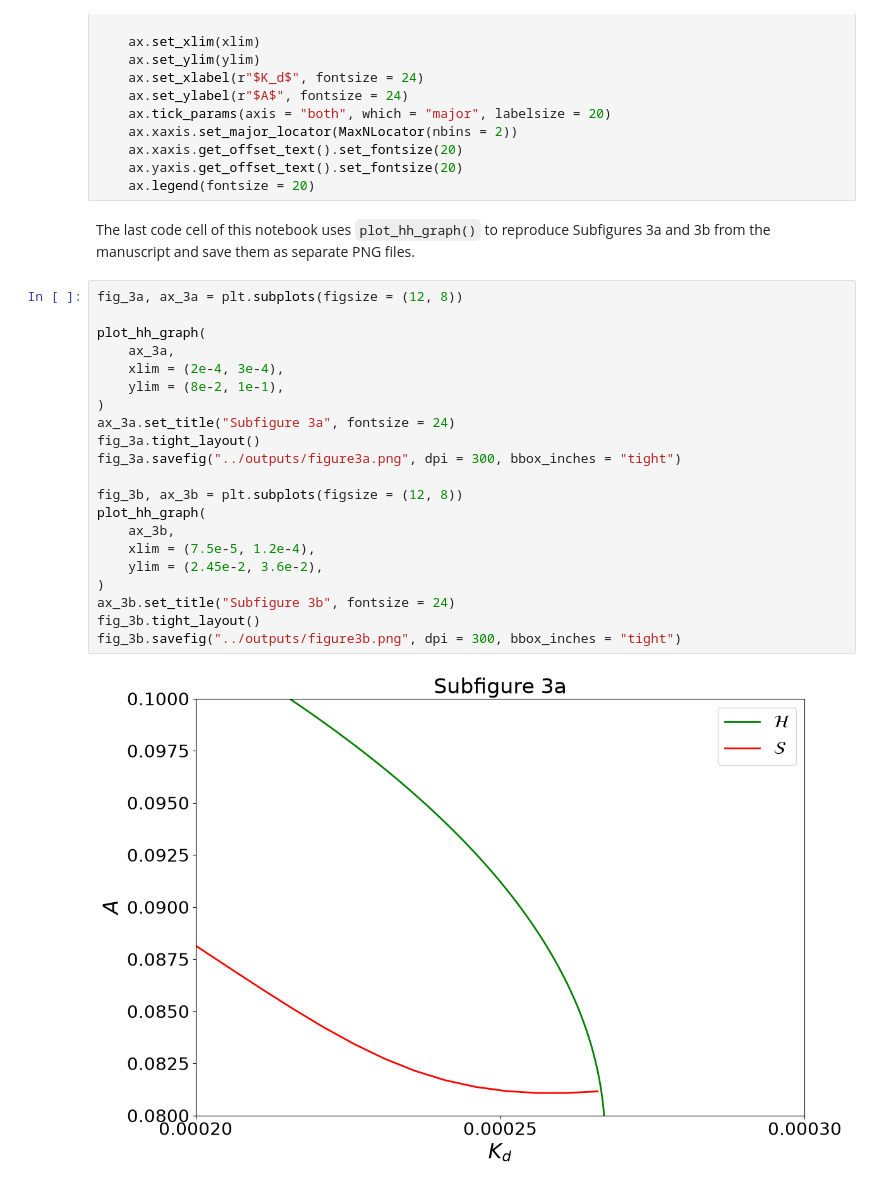
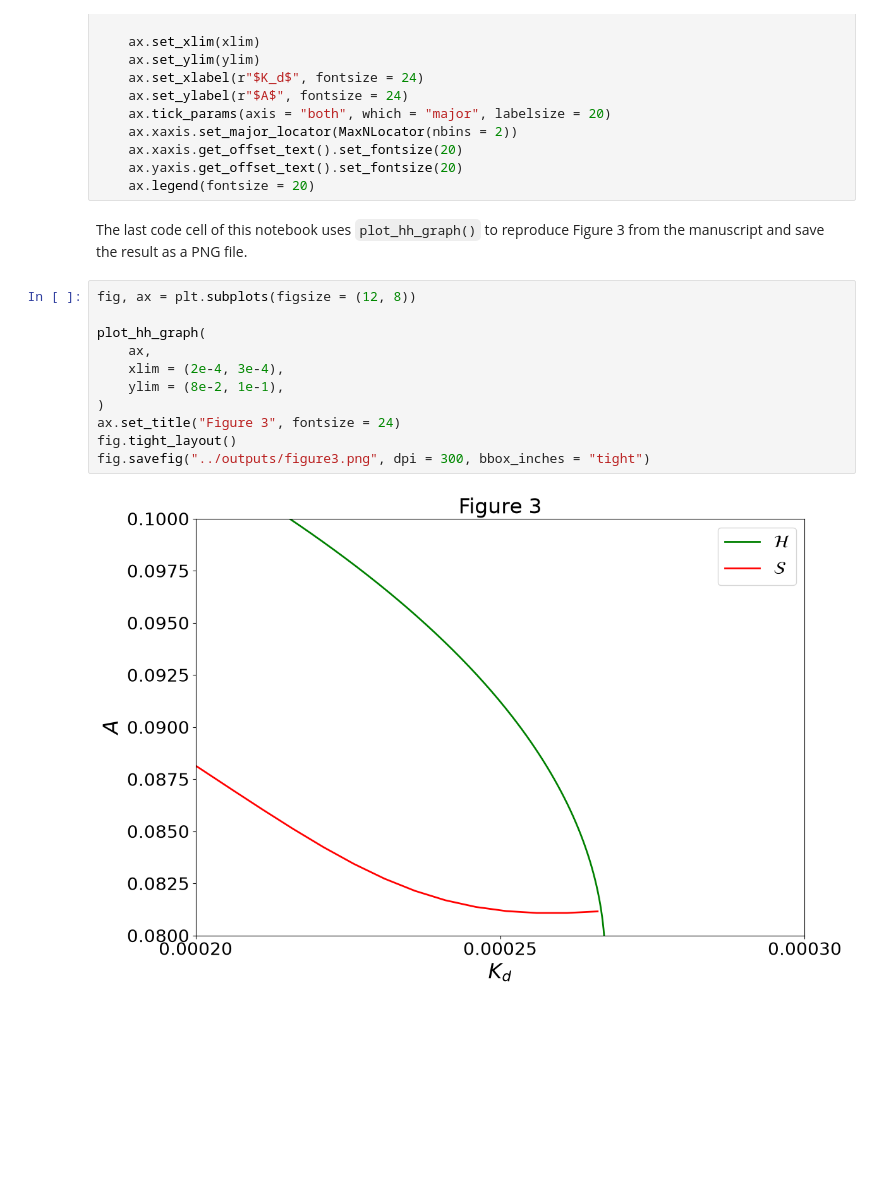
Before and after one commit to manns79/period-homeostasis-near-hopf-bifurcation, a Jupyter notebook: notebooks/figure3_hh_graphs.ipynb, the cells around one changed output. Saved outputs shown, nothing was run; the diff lists cells and outputs as text; blank space fills up the shorter version.

Commit message:
Push version for submitted manuscript

```diff
--- a/notebooks/figure3_hh_graphs.ipynb
+++ b/notebooks/figure3_hh_graphs.ipynb
@@ -54,27 +54,17 @@ def plot_hh_graph(ax, xlim, ylim):
     ax.yaxis.get_offset_text().set_fontsize(20)
     ax.legend(fontsize = 20)
 # %% [markdown]
-The last code cell of this notebook uses `plot_hh_graph()` to reproduce Subfigures 3a and 3b from the manuscript and save them as separate PNG files.
+The last code cell of this notebook uses `plot_hh_graph()` to reproduce Figure 3 from the manuscript and save the result as a PNG file.
 # %%
-fig_3a, ax_3a = plt.subplots(figsize = (12, 8))
+fig, ax = plt.subplots(figsize = (12, 8))
 
 plot_hh_graph(
-    ax_3a,
+    ax,
     xlim = (2e-4, 3e-4),
     ylim = (8e-2, 1e-1),
 )
-ax_3a.set_title("Subfigure 3a", fontsize = 24)
-fig_3a.tight_layout()
-fig_3a.savefig("../outputs/figure3a.png", dpi = 300, bbox_inches = "tight")
-
-fig_3b, ax_3b = plt.subplots(figsize = (12, 8))
-plot_hh_graph(
-    ax_3b,
-    xlim = (7.5e-5, 1.2e-4),
-    ylim = (2.45e-2, 3.6e-2),
-)
-ax_3b.set_title("Subfigure 3b", fontsize = 24)
-fig_3b.tight_layout()
-fig_3b.savefig("../outputs/figure3b.png", dpi = 300, bbox_inches = "tight")
+ax.set_title("Figure 3", fontsize = 24)
+fig.tight_layout()
+fig.savefig("../outputs/figure3.png", dpi = 300, bbox_inches = "tight")
 # %% [output]
-[figure, old version]
+[figure, new version]
```
Also changed, not shown: parts of 2 cells of this notebook, 8 other files.
